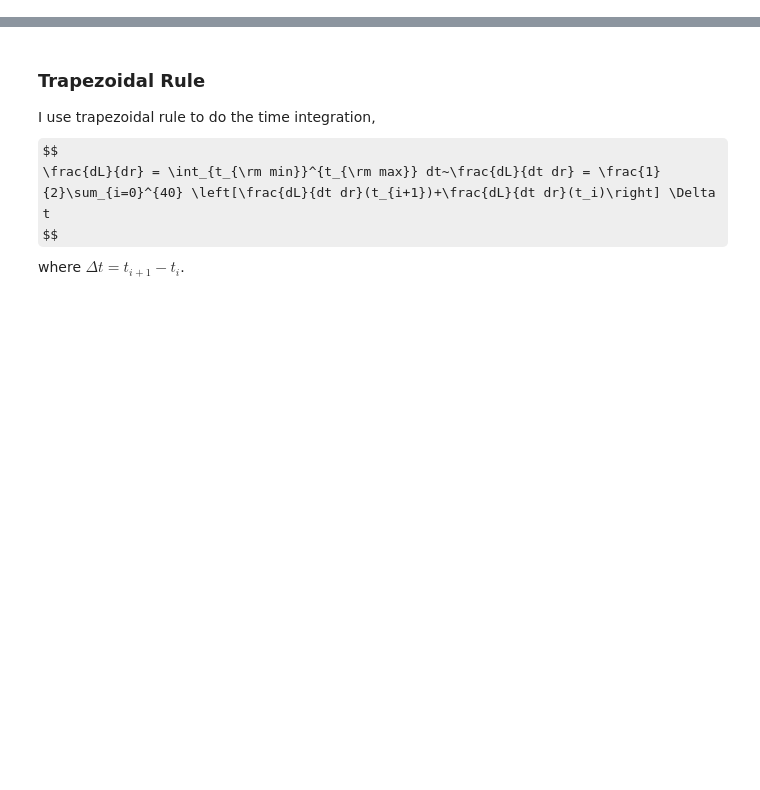
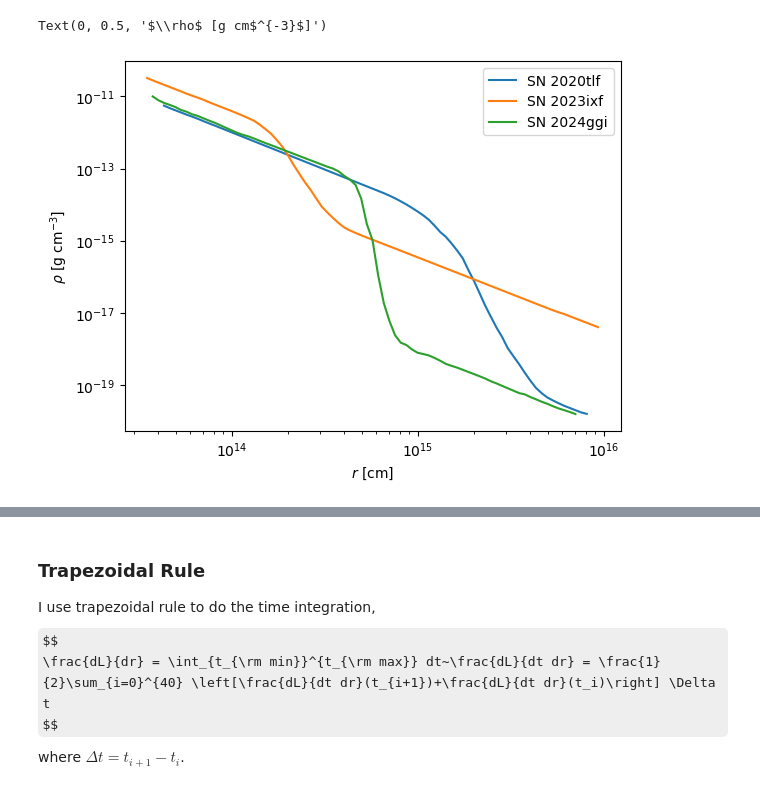
Before and after one commit to yenhsunlin/CSM_DP, a Jupyter notebook: time_and_position_integrations.ipynb, the cells around one changed output, grey strips where cells are left out. Cells and saved outputs as stored; diff of their text form; code cells hidden in the pictures; some formulas as TeX source; blank space fills up the shorter version.

```diff
--- a/time_and_position_integrations.ipynb
+++ b/time_and_position_integrations.ipynb
@@ -53,0 +39,31 @@ def CSM_density(r):
+# %%
+# Load CSM data
+# In the following we use realistic CSM density from Zimmerman+ Nature 627, 762 (2024)
+rho_SN2020tlf_data = np.log10(np.loadtxt('CSM_density/SN2020tlf.txt').T)
+rho_SN2023ixf_data = np.log10(np.loadtxt('CSM_density/SN2023ixf.txt').T)
+rho_SN2024ggi_data = np.log10(np.loadtxt('CSM_density/SN2024ggi.txt').T)
+# Interp in log10 scale
+rho_2020tlf_interp = interp1d(rho_SN2020tlf_data[0],rho_SN2020tlf_data[1],kind='linear',bounds_error=False,fill_value=np.nan)
+rho_2023ixf_interp = interp1d(rho_SN2023ixf_data[0],rho_SN2023ixf_data[1],kind='linear',bounds_error=False,fill_value=np.nan)
+rho_2024ggi_interp = interp1d(rho_SN2024ggi_data[0],rho_SN2024ggi_data[1],kind='linear',bounds_error=False,fill_value=np.nan)
+
+# r_max = rho_data[0][-1]
+# r_min = rho_data[0][0]
+
+r_mins = {'SN 2020tlf':10**rho_SN2020tlf_data[0,0],'SN 2023ixf':10**rho_SN2023ixf_data[0,0],'SN 2024ggi':10**rho_SN2024ggi_data[0,0]}
+
+def CSM_density(r,SN_name='SN 2023ixf'):
+    """
+    g/cm^3
+    """
+    r = np.log10(r)
+    if SN_name == 'SN 2020tlf':
+        return 10**rho_2020tlf_interp(r)
+    elif SN_name == 'SN 2023ixf':
+        return 10**rho_2023ixf_interp(r)
+    elif SN_name == 'SN 2024ggi':
+        return 10**rho_2024ggi_interp(r)
+    else:
+        raise ValueError('\'SN_name\' must be a \'SN 2020tlf\', \'SN 2023ixf\' or \'SN 2024ggi\'.')
+
+SN_names = ['SN 2020tlf','SN 2023ixf','SN 2024ggi']
@@ -53,0 +128,14 @@ def CSM_density(r):
+# %%
+CSM_radii = np.logspace(13,16,100)
+for SN_name in SN_names:
+    CSM_rho = CSM_density(CSM_radii,SN_name=SN_name)
+    plt.plot(CSM_radii,CSM_rho,label=SN_name)
+plt.xscale('log')
+plt.yscale('log')
+plt.legend()
+plt.xlabel(r'$r$ [cm]')
+plt.ylabel(r'$\rho$ [g cm$^{-3}$]')
+#plt.savefig('CSM_rho.pdf',bbox_inches='tight')
+# %% [output]
+Text(0, 0.5, '$\\rho$ [g cm$^{-3}$]')
+[figure, added]
```
Also changed, not shown: parts of 29 cells of this notebook, 27 other files.
